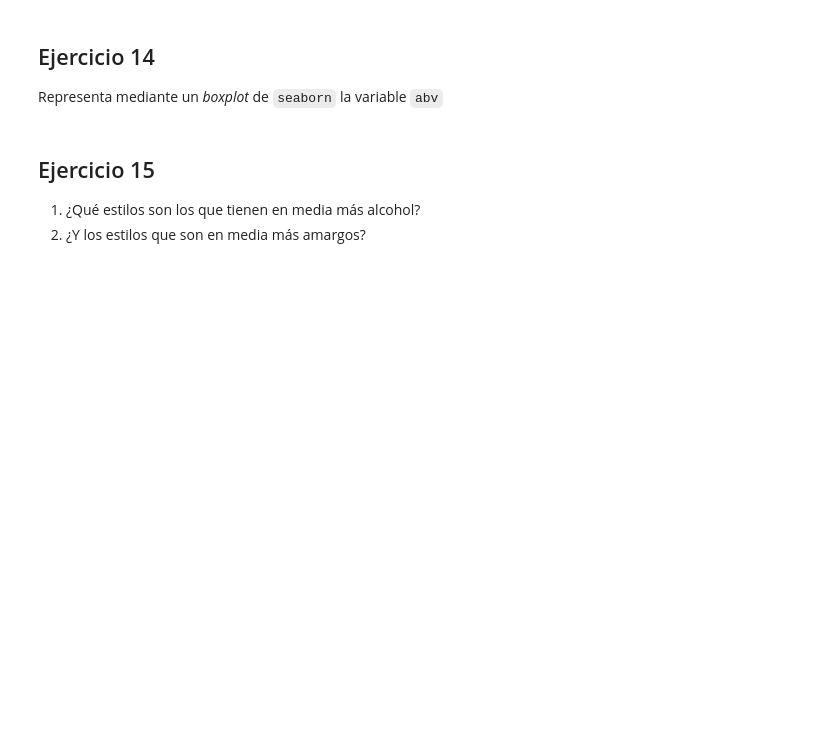
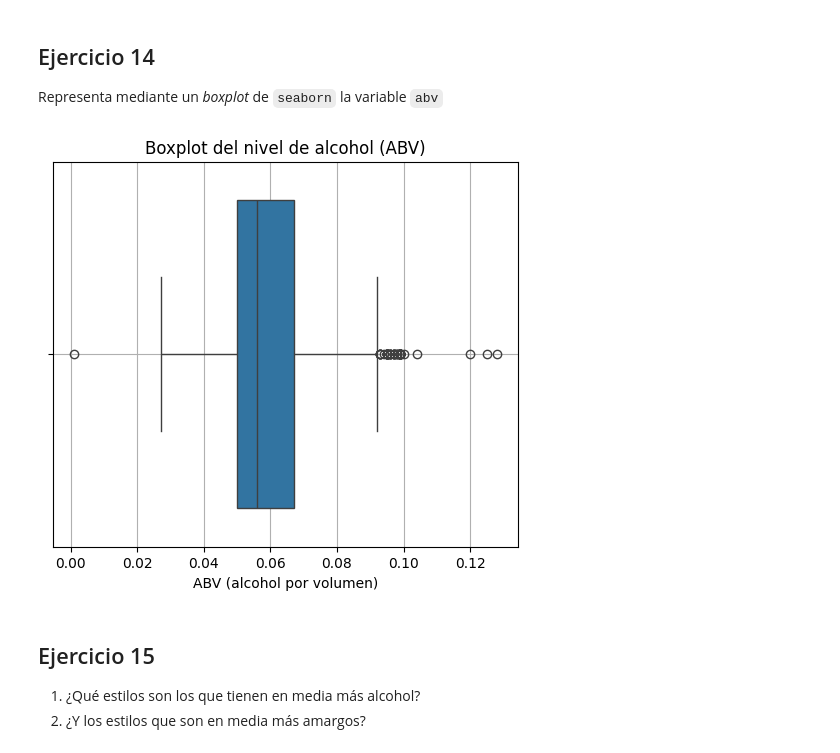
Before and after one commit to quikiel14/AngelosTheBridge, a Jupyter notebook: 2-Data_Analysis/2-Pandas/Practica/6-Beers/birras_repaso_Angelos.ipynb, the cells around one changed output. Saved outputs shown, nothing was run; the diff lists cells and outputs as text; code cells hidden in the pictures; blank space fills up the shorter version.

```diff
--- a/2-Data_Analysis/2-Pandas/Practica/6-Beers/birras_repaso_Angelos.ipynb
+++ b/2-Data_Analysis/2-Pandas/Practica/6-Beers/birras_repaso_Angelos.ipynb
@@ -61,6 +305,15 @@ Representa el nivel de alcohol (columna `abv`) en un histograma. ¿Se trata de u
 # %% [markdown]
 ## Ejercicio 14
 Representa mediante un *boxplot* de `seaborn` la variable `abv`
+# %%
+plt.figure(figsize=(6, 5))
+sns.boxplot(x=beers_df['abv'])
+plt.title("Boxplot del nivel de alcohol (ABV)")
+plt.xlabel("ABV (alcohol por volumen)")
+plt.grid(True)
+plt.show()
+# %% [output]
+[figure, added]
 # %% [markdown]
 ## Ejercicio 15
 1. ¿Qué estilos son los que tienen en media más alcohol?
```
Also changed, not shown: parts of 27 cells of this notebook, 14 other files.
